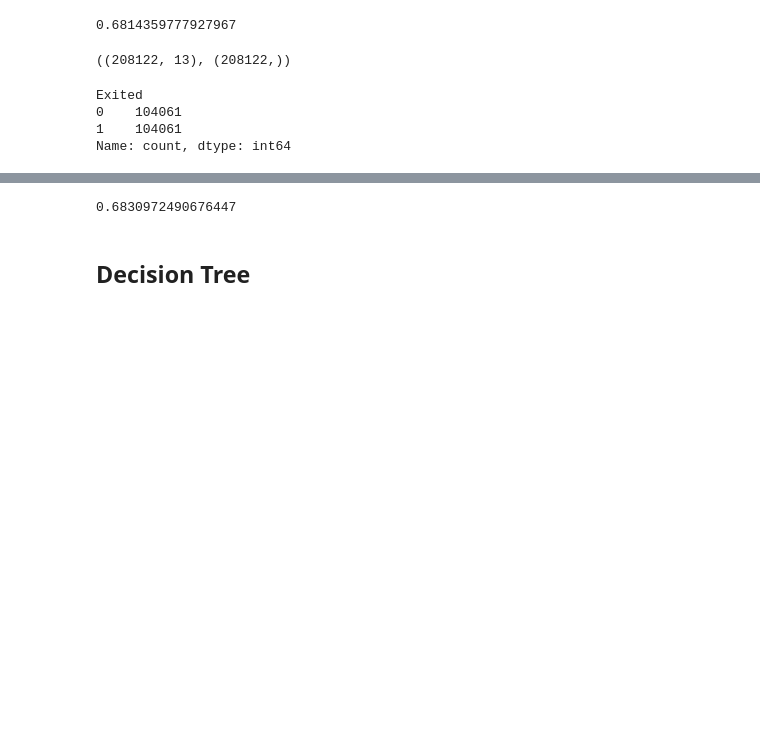
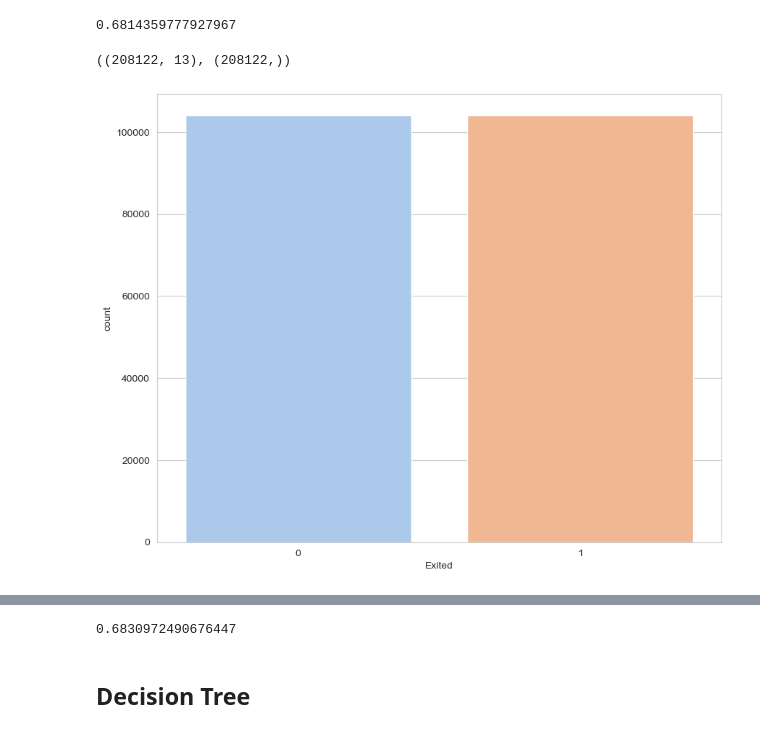
Before and after one commit to kikipark9/ML_Team_Project, a Jupyter notebook: eda_source/[EDA] 1. First View.ipynb, the cells around one changed output, grey strips where cells are left out. Saved outputs shown, nothing was run; the diff lists cells and outputs as text; code cells hidden in the pictures; blank space fills up the shorter version.

Commit message:
oversampling graph

```diff
--- a/eda_source/[EDA] 1. First View.ipynb
+++ b/eda_source/[EDA] 1. First View.ipynb
@@ -406,10 +406,9 @@ X_ovr, y_ovr = smote.fit_resample(X_train, y_train)
 X_ovr.shape, y_ovr.shape
 # %% [output]
 ((208122, 13), (208122,))
-# %%
-y_ovr.value_counts()
-# %% [output]
-Exited
-0    104061
-1    104061
-Name: count, dtype: int64
+# %%
+plt.figure(figsize=(10, 8))
+sns.barplot(x=y_ovr.value_counts().index, y=(y_ovr.value_counts()), palette='pastel')
+plt.show()
+# %% [output]
+[figure, added]
```
Also changed, not shown: parts of 4 cells of this notebook.
